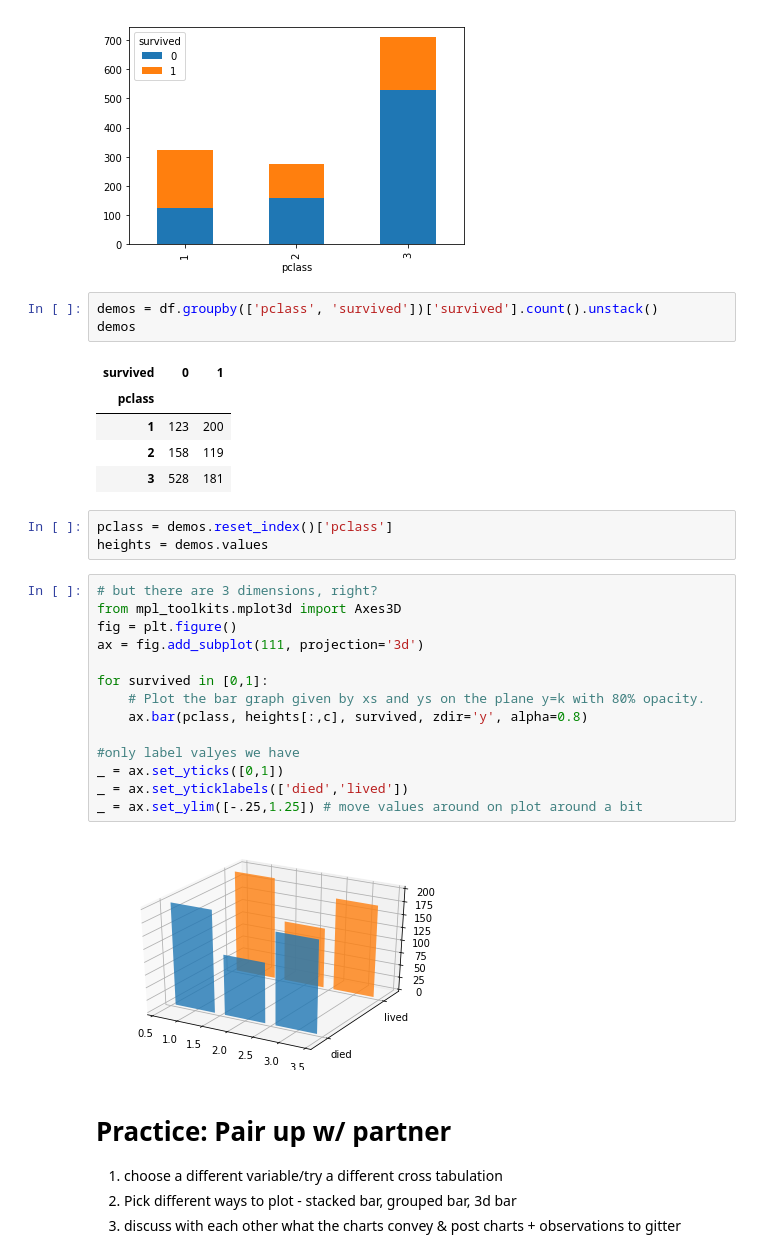
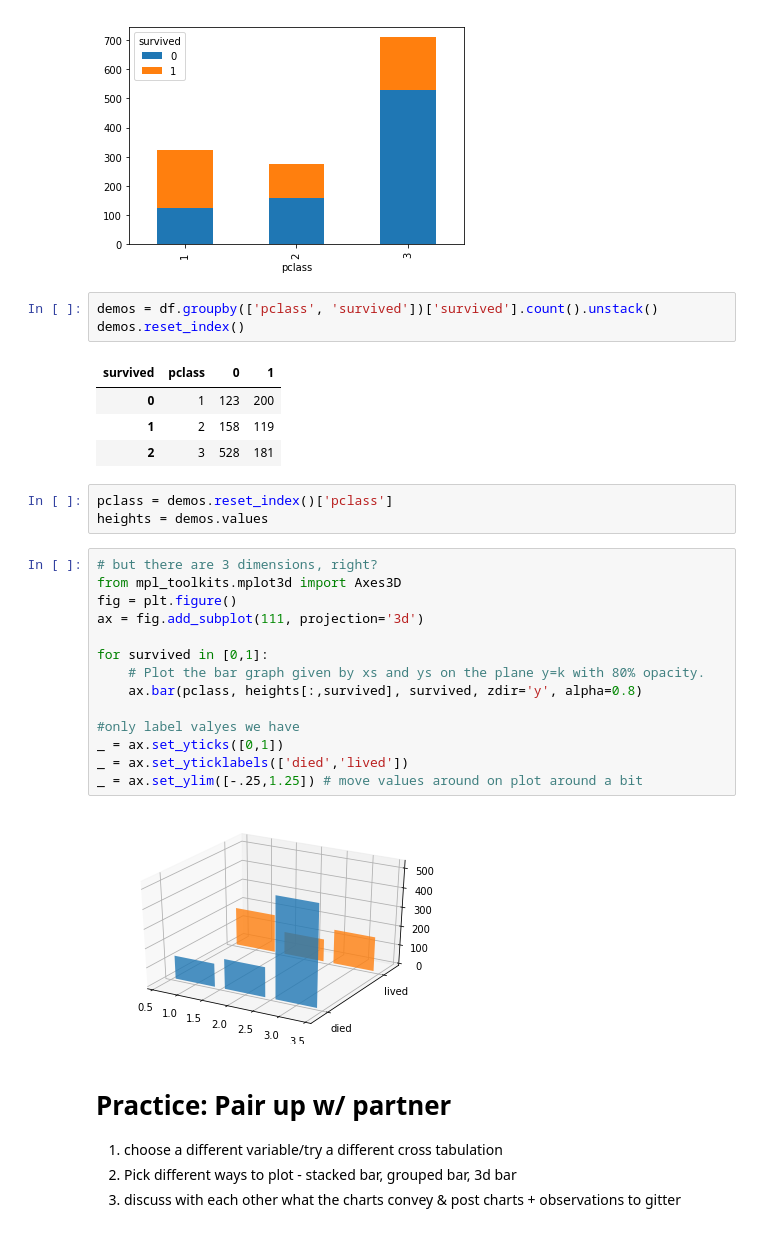
Before and after one commit to ccnypsych/psy31170, a Jupyter notebook: slides/L11_viz.ipynb, the cells around one changed output. Saved outputs shown, nothing was run; the diff lists cells and outputs as text.

```diff
--- a/slides/L11_viz.ipynb
+++ b/slides/L11_viz.ipynb
@@ -150,32 +185,31 @@ _ = df.groupby(['pclass', 'survived'])['survived'].count().unstack().plot.bar(st
 [figure]
 # %%
 demos = df.groupby(['pclass', 'survived'])['survived'].count().unstack()
-demos
+demos.reset_index()
 # %% [output]
-| survived | 0 | 1 |
-| pclass |  |  |
-| 1 | 123 | 200 |
-| 2 | 158 | 119 |
-| 3 | 528 | 181 |
+| survived | pclass | 0 | 1 |
+| 0 | 1 | 123 | 200 |
+| 1 | 2 | 158 | 119 |
+| 2 | 3 | 528 | 181 |
 # %%
 pclass = demos.reset_index()['pclass']
 heights = demos.values
 # %%
 # but there are 3 dimensions, right?
 from mpl_toolkits.mplot3d import Axes3D
 fig = plt.figure()
 ax = fig.add_subplot(111, projection='3d')
 
 for survived in [0,1]:
     # Plot the bar graph given by xs and ys on the plane y=k with 80% opacity.
-    ax.bar(pclass, heights[:,c], survived, zdir='y', alpha=0.8)
+    ax.bar(pclass, heights[:,survived], survived, zdir='y', alpha=0.8)
 
 #only label valyes we have
 _ = ax.set_yticks([0,1])
 _ = ax.set_yticklabels(['died','lived'])
 _ = ax.set_ylim([-.25,1.25]) # move values around on plot around a bit
 # %% [output]
-[figure, old version]
+[figure, new version]
 # %% [markdown]
 # Practice: Pair up w/ partner
 
```
Also changed, not shown: parts of 24 cells of this notebook, 12 other files.
